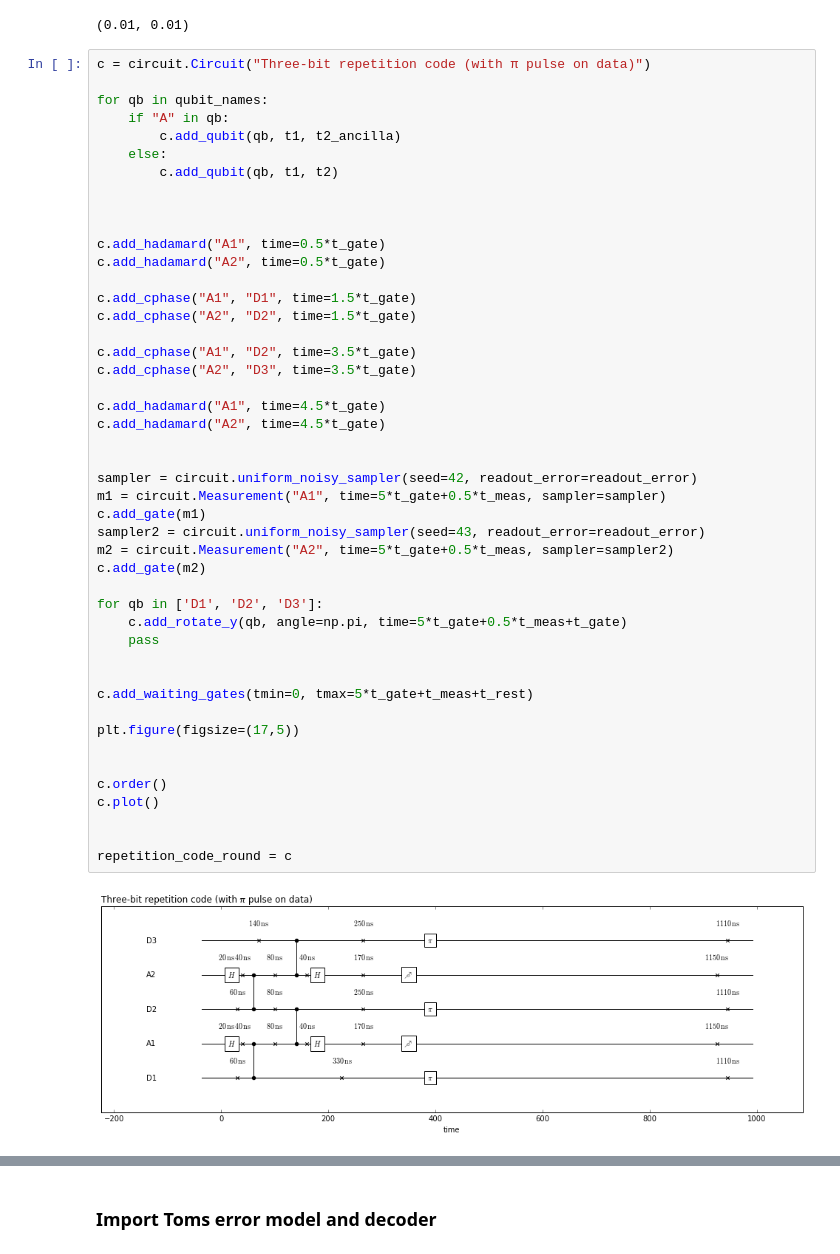
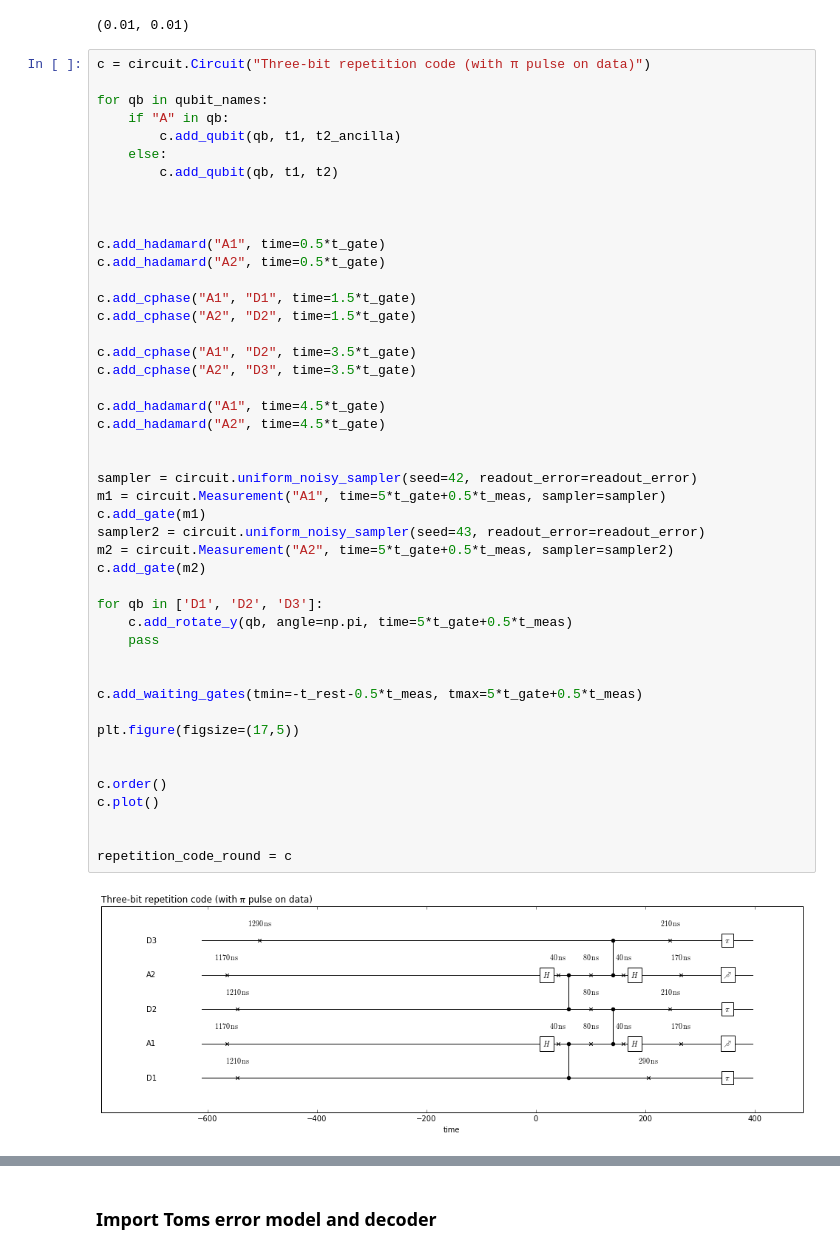
Before and after one commit to quantumsim/quantumsim, a Jupyter notebook: threeqbit.ipynb, the cells around one changed output, grey strips where cells are left out. Saved outputs shown, nothing was run; the diff lists cells and outputs as text.

```diff
--- a/threeqbit.ipynb
+++ b/threeqbit.ipynb
@@ -56,33 +52,33 @@ c.add_cphase("A1", "D1", time=1.5*t_gate)
 c.add_cphase("A2", "D2", time=1.5*t_gate)
 
 c.add_cphase("A1", "D2", time=3.5*t_gate)
 c.add_cphase("A2", "D3", time=3.5*t_gate)
 
 c.add_hadamard("A1", time=4.5*t_gate)
 c.add_hadamard("A2", time=4.5*t_gate)
 
 
 sampler = circuit.uniform_noisy_sampler(seed=42, readout_error=readout_error)
 m1 = circuit.Measurement("A1", time=5*t_gate+0.5*t_meas, sampler=sampler)
 c.add_gate(m1)
 sampler2 = circuit.uniform_noisy_sampler(seed=43, readout_error=readout_error)
 m2 = circuit.Measurement("A2", time=5*t_gate+0.5*t_meas, sampler=sampler2)
 c.add_gate(m2)
 
 for qb in ['D1', 'D2', 'D3']:
-    c.add_rotate_y(qb, angle=np.pi, time=5*t_gate+0.5*t_meas+t_gate)
+    c.add_rotate_y(qb, angle=np.pi, time=5*t_gate+0.5*t_meas)
     pass
 
 
-c.add_waiting_gates(tmin=0, tmax=5*t_gate+t_meas+t_rest)
+c.add_waiting_gates(tmin=-t_rest-0.5*t_meas, tmax=5*t_gate+0.5*t_meas)
 
 plt.figure(figsize=(17,5))
 
 
 c.order()
 c.plot()
 
 
 repetition_code_round = c
 # %% [output]
-[figure, old version]
+[figure, new version]
```
Also changed, not shown: parts of 8 cells of this notebook.
